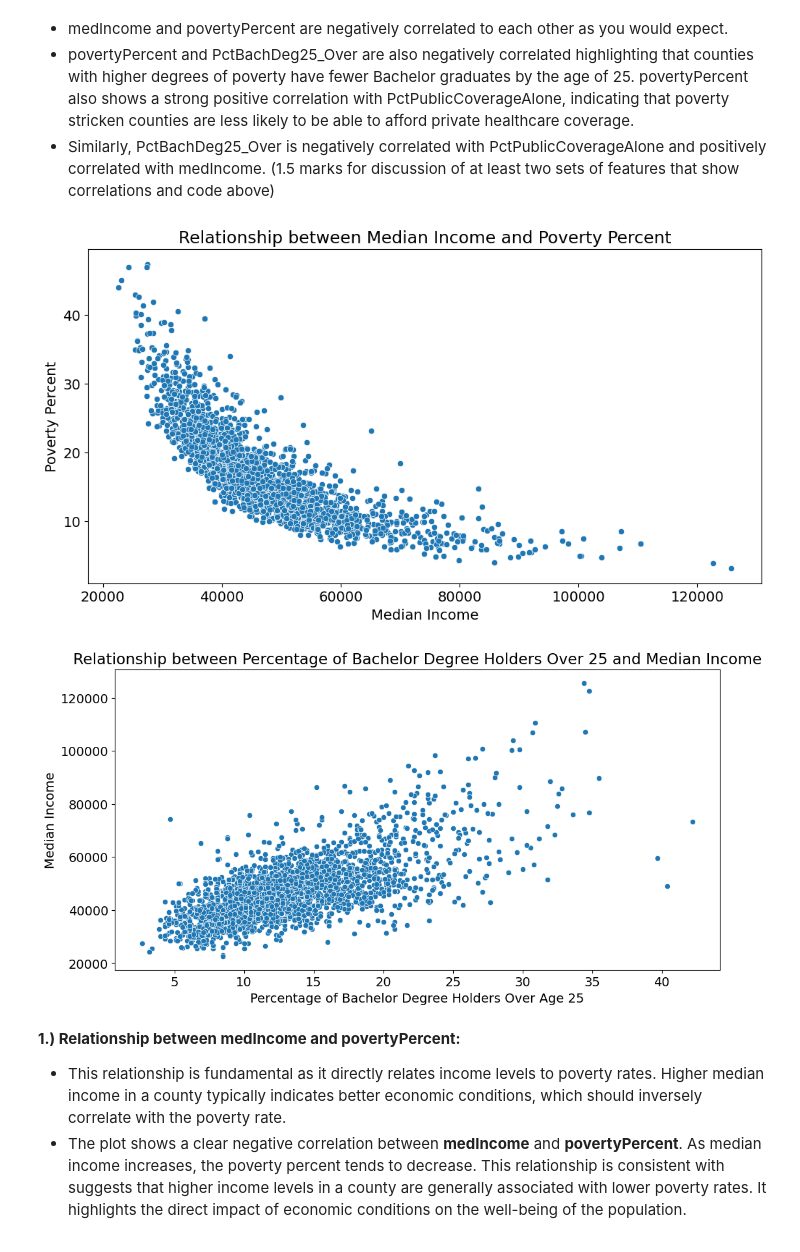
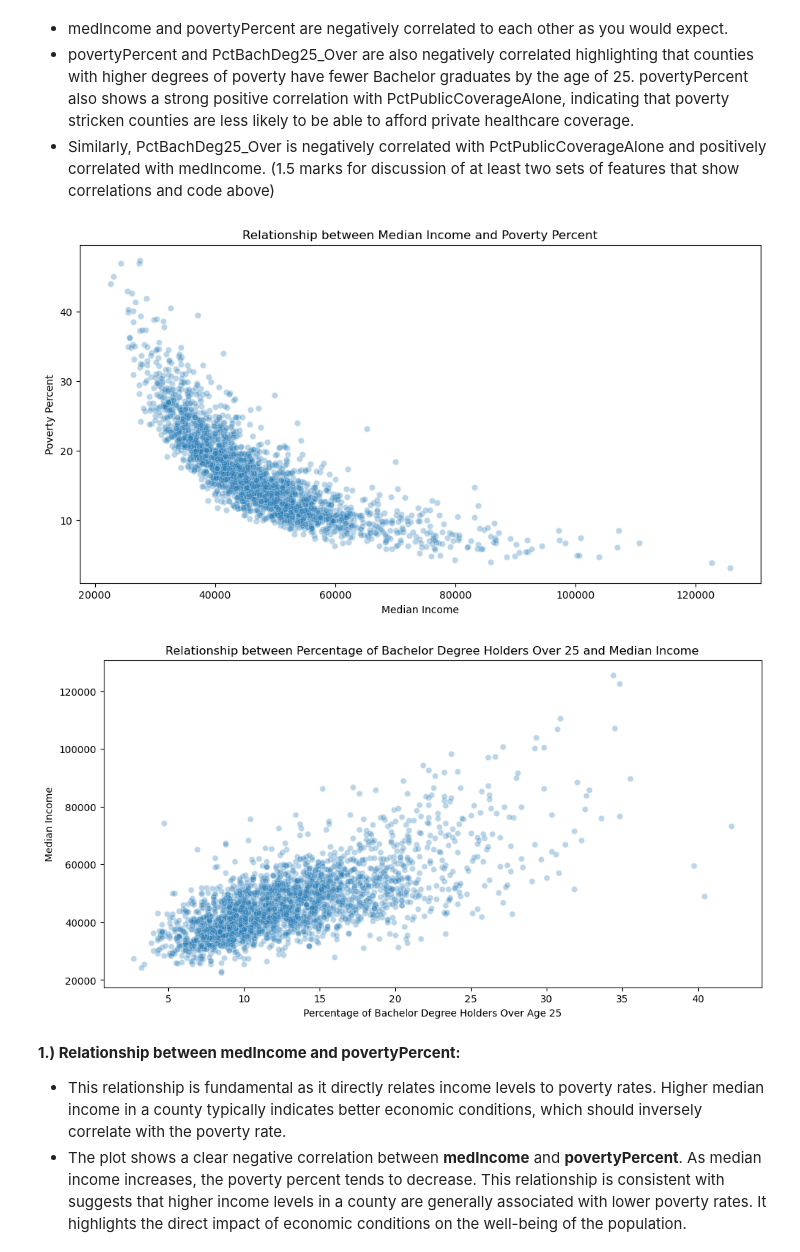
Before and after one commit to htootayzaaung/COMP3611-Machine-Learning, a Jupyter notebook: Coursework 1/COMP3611_Assessment.ipynb, the cells around one changed output. Cells and saved outputs as stored; diff of their text form; code cells hidden in the pictures.

```diff
--- a/Coursework 1/COMP3611_Assessment.ipynb
+++ b/Coursework 1/COMP3611_Assessment.ipynb
@@ -730,30 +651,30 @@ It's important to verify such anomalies with the data provider or to consult add
 # %%
 import pandas as pd
 import matplotlib.pyplot as plt
 import seaborn as sns
 
 # Load the data
 training_data_path = 'Training_data.csv'  # Replace with your actual file path
 data = pd.read_csv(training_data_path)
 
 # Plotting the relationship between medIncome and povertyPercent
 plt.figure(figsize=(12, 6))
-sns.scatterplot(data=data, x='medIncome', y='povertyPercent')
+sns.scatterplot(data=data, x='medIncome', y='povertyPercent', alpha=0.3)
 plt.title('Relationship between Median Income and Poverty Percent')
 plt.xlabel('Median Income')
 plt.ylabel('Poverty Percent')
 plt.show()
 
 # Plotting the relationship between PctBachDeg25_Over and medIncome
 plt.figure(figsize=(12, 6))
-sns.scatterplot(data=data, x='PctBachDeg25_Over', y='medIncome')
+sns.scatterplot(data=data, x='PctBachDeg25_Over', y='medIncome', alpha=0.3)
 plt.title('Relationship between Percentage of Bachelor Degree Holders Over 25 and Median Income')
 plt.xlabel('Percentage of Bachelor Degree Holders Over Age 25')
 plt.ylabel('Median Income')
 plt.show()
 # %% [output]
-[figure, old version]
+[figure, new version]
-[figure, old version]
+[figure, new version]
 # %% [markdown]
 <p><b>1.) Relationship between medIncome and povertyPercent:</b><br>
 
```
Also changed, not shown: parts of 4 cells of this notebook.
